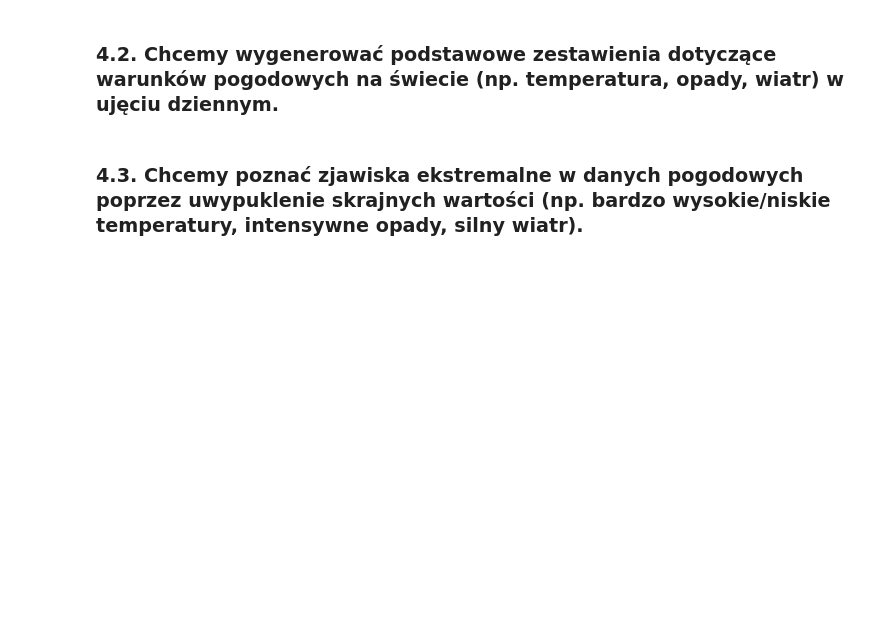
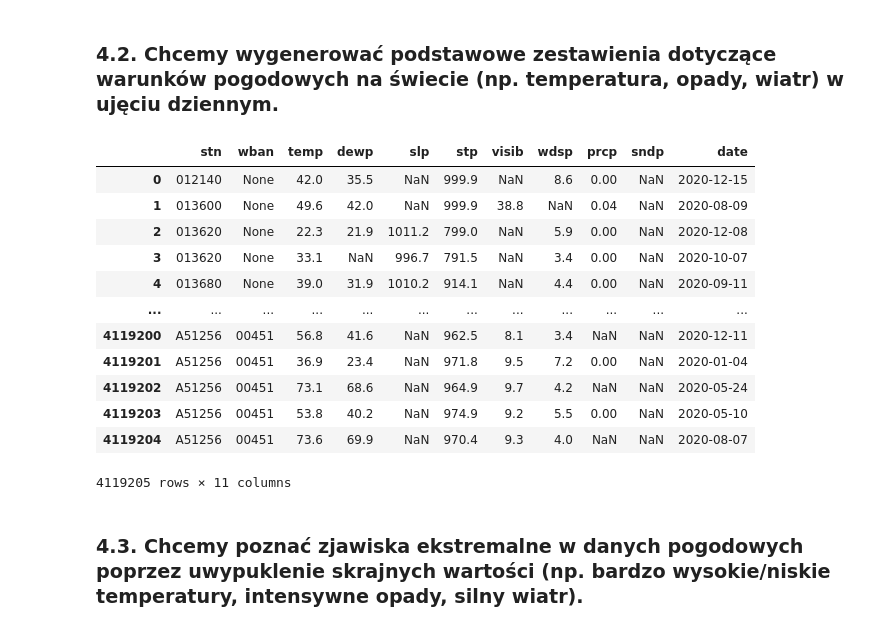
Before and after one commit to Matio004/PodstawyPrzetwarzaniaDuzychZbiorowDanych, a Jupyter notebook: zad1.ipynb, the cells around one changed output. Saved outputs shown, nothing was run; the diff lists cells and outputs as text; code cells hidden in the pictures; blank space fills up the shorter version.

```diff
--- a/zad1.ipynb
+++ b/zad1.ipynb
@@ -184,4 +177,38 @@ df
 # %% [markdown]
 ### 4.2. Chcemy wygenerować podstawowe zestawienia dotyczące warunków pogodowych na świecie (np. temperatura, opady, wiatr) w ujęciu dziennym.
+# %%
+query = """
+        SELECT stn, wban, temp, dewp, slp, stp, visib, wdsp, prcp, sndp, `date`
+        FROM `bigquery-public-data.noaa_gsod.gsod2020`
+        """
+
+df = client.query(query).to_dataframe()
+df['wban'] = df['wban'].replace('99999', None)
+df['temp'] = df['temp'].replace(9999.9, None).astype(np.float64)
+df['dewp'] = df['dewp'].replace(9999.9, None).astype(np.float64)
+df['slp'] = df['slp'].replace(9999.9, None).astype(np.float64)
+df['stp'] = df['stp'].replace(9999.9, None).astype(np.float64)
+df['visib'] = df['visib'].replace(999.9, None).astype(np.float64)
+df['wdsp'] = df['wdsp'].replace('999.9', None).astype(np.float64)
+df['prcp'] = df['prcp'].replace(99.99, None).astype(np.float64)
+df['sndp'] = df['sndp'].replace(999.9, None).astype(np.float64)
+df = df.drop_duplicates()
+
+df.to_csv('data/zad4_2.csv')
+df
+# %% [output]
+|  | stn | wban | temp | dewp | slp | stp | visib | wdsp | prcp | sndp | date |
+| 0 | 012140 | None | 42.0 | 35.5 | NaN | 999.9 | NaN | 8.6 | 0.00 | NaN | 2020-12-15 |
+| 1 | 013600 | None | 49.6 | 42.0 | NaN | 999.9 | 38.8 | NaN | 0.04 | NaN | 2020-08-09 |
+| 2 | 013620 | None | 22.3 | 21.9 | 1011.2 | 799.0 | NaN | 5.9 | 0.00 | NaN | 2020-12-08 |
+| 3 | 013620 | None | 33.1 | NaN | 996.7 | 791.5 | NaN | 3.4 | 0.00 | NaN | 2020-10-07 |
+| 4 | 013680 | None | 39.0 | 31.9 | 1010.2 | 914.1 | NaN | 4.4 | 0.00 | NaN | 2020-09-11 |
+| ... | ... | ... | ... | ... | ... | ... | ... | ... | ... | ... | ... |
+| 4119200 | A51256 | 00451 | 56.8 | 41.6 | NaN | 962.5 | 8.1 | 3.4 | NaN | NaN | 2020-12-11 |
+| 4119201 | A51256 | 00451 | 36.9 | 23.4 | NaN | 971.8 | 9.5 | 7.2 | 0.00 | NaN | 2020-01-04 |
+| 4119202 | A51256 | 00451 | 73.1 | 68.6 | NaN | 964.9 | 9.7 | 4.2 | NaN | NaN | 2020-05-24 |
+| 4119203 | A51256 | 00451 | 53.8 | 40.2 | NaN | 974.9 | 9.2 | 5.5 | 0.00 | NaN | 2020-05-10 |
+| 4119204 | A51256 | 00451 | 73.6 | 69.9 | NaN | 970.4 | 9.3 | 4.0 | NaN | NaN | 2020-08-07 |
+4119205 rows × 11 columns
 # %% [markdown]
 ### 4.3. Chcemy poznać zjawiska ekstremalne w danych pogodowych poprzez uwypuklenie skrajnych wartości (np. bardzo wysokie/niskie temperatury, intensywne opady, silny wiatr).
```
Also changed, not shown: parts of 7 cells of this notebook, 1 other file.
